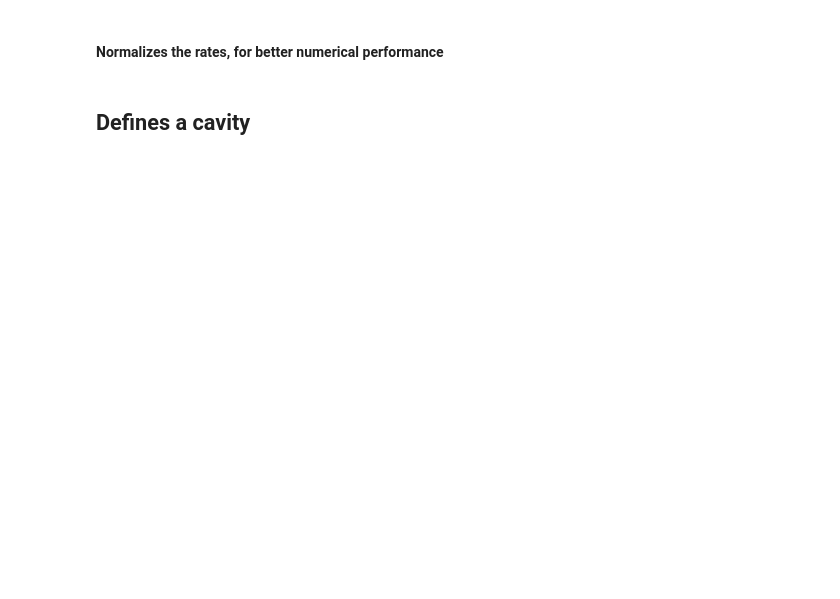
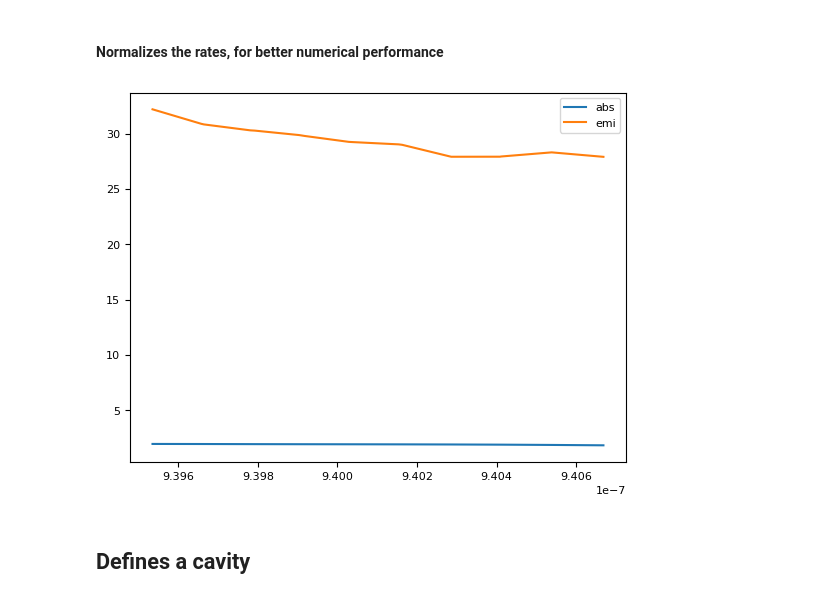
Before and after one commit to phbecimperial/PyPBEC_Semiconductor, a Jupyter notebook: examples/condensation_transitions_semi.ipynb, the cells around one changed output. Drawn from its saved outputs; the diff is of its cells as text; code cells hidden in the pictures; blank space fills up the shorter version.

```diff
--- a/examples/condensation_transitions_semi.ipynb
+++ b/examples/condensation_transitions_semi.ipynb
@@ -16,14 +16,14 @@ sys.path.insert(0, os.path.abspath('..'))
 # %% [markdown]
 ## Calculates the cavity modes for a spherical mirror
 # %%
-grid_size = 12.0*1e-6      # meters
-grid_delta = 0.5*1e-6      # meters
-L0 = 1.9*1e-6              # meters
+grid_size = 50.0*1e-6      # meters
+grid_delta = 2*1e-6      # meters
+L0 = 1.96*1e-6              # meters
 q = 10                     # longitudinal mode number
 n = 2.4
 #n=1.43
-n_modes = 40
-feature_RoC = 100.0*1e-6   # meters
+n_modes = 50
+feature_RoC = 0.1   # meters
 feature_depth = 0.279*1e-6 # meters
 
 from PyPBEC.Cavity import Modes
@@ -65,18 +104,21 @@ plt.show()
 #### Normalizes the rates, for better numerical performance
 # %%
 #cavity_loss_rate = 1.0/(10*1e-12)     # in s^-1
-cavity_loss_rate = 20     # in s^-1
+cavity_loss_rate = 22     # in s^-1
 
 
 
 cavity_loss_rates = np.ones(n_modes)
 emission_rates = emission_rates / cavity_loss_rate
 absorption_rates = absorption_rates / cavity_loss_rate
 
 plt.plot(lambdas, absorption_rates, label = 'abs')
+
 plt.plot(lambdas, emission_rates, label = 'emi')
 plt.legend()
 plt.show()
+# %% [output]
+[figure, added]
 # %% [markdown]
 ## Defines a cavity
 # %%
```
Also changed, not shown: parts of 6 cells of this notebook, 3 other files.
